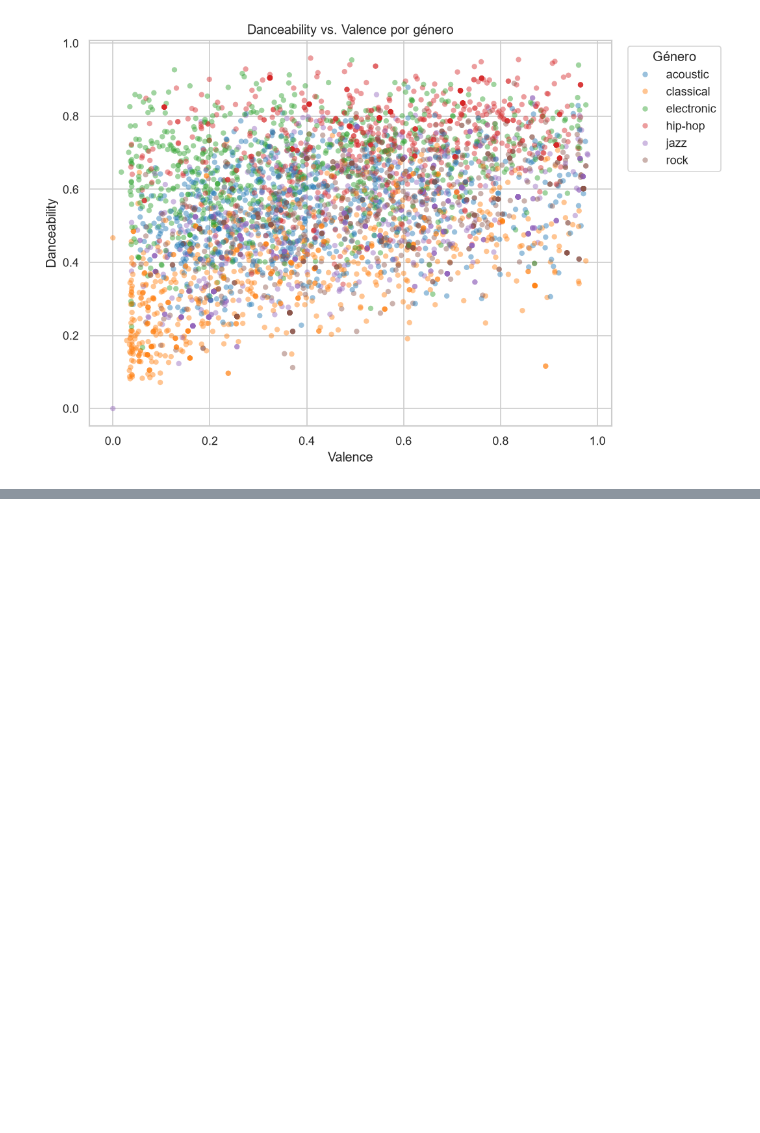
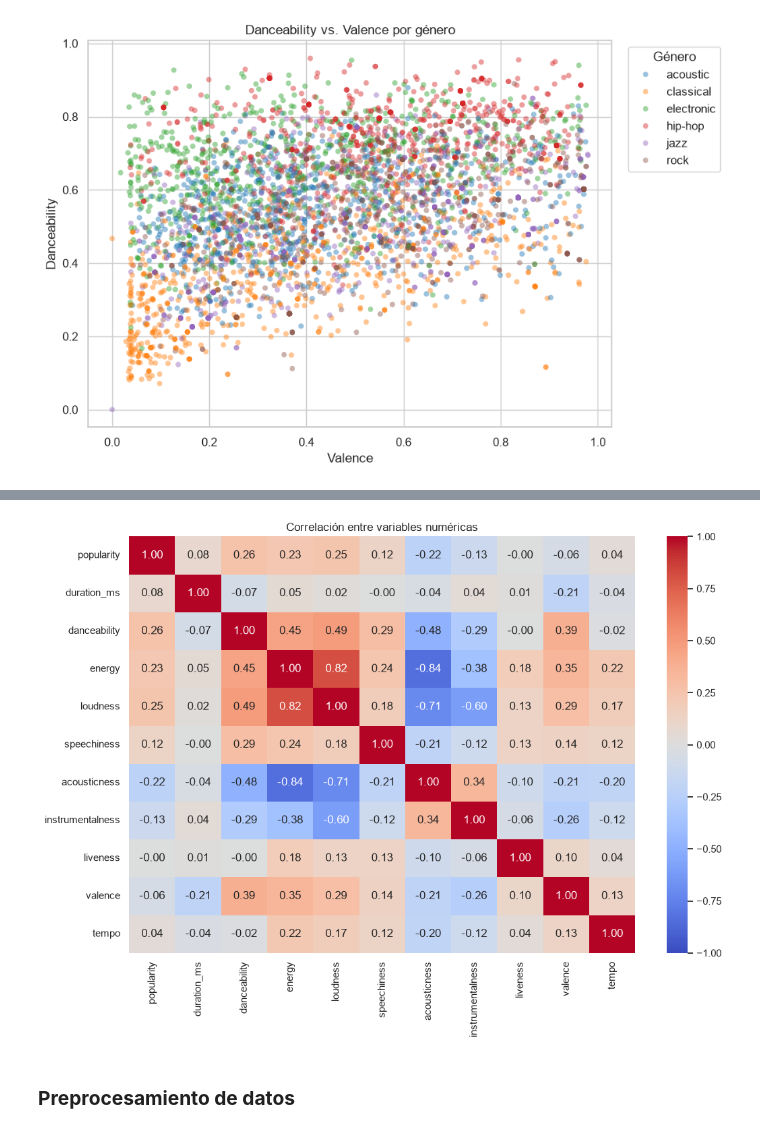
Before and after one commit to lourdesMV/TD6-TP2, a Jupyter notebook: spotify.ipynb, the cells around one changed output, grey strips where cells are left out. Saved outputs shown, nothing was run; the diff lists cells and outputs as text; code cells hidden in the pictures; blank space fills up the shorter version.

```diff
--- a/spotify.ipynb
+++ b/spotify.ipynb
@@ -204,0 +227,14 @@ plt.show()
+# %%
+plt.figure(figsize=(11, 8))
+
+correlacion = df_etiquetado[numericas].corr()
+
+sns.heatmap(correlacion, annot=True, fmt=".2f", cmap="coolwarm", vmin=-1, vmax=1)
+
+plt.title("Correlación entre variables numéricas")
+plt.tight_layout()
+plt.show()
+# %% [output]
+[figure, added]
+# %% [markdown]
+### **Preprocesamiento de datos**
```
Also changed, not shown: parts of 5 cells of this notebook.
